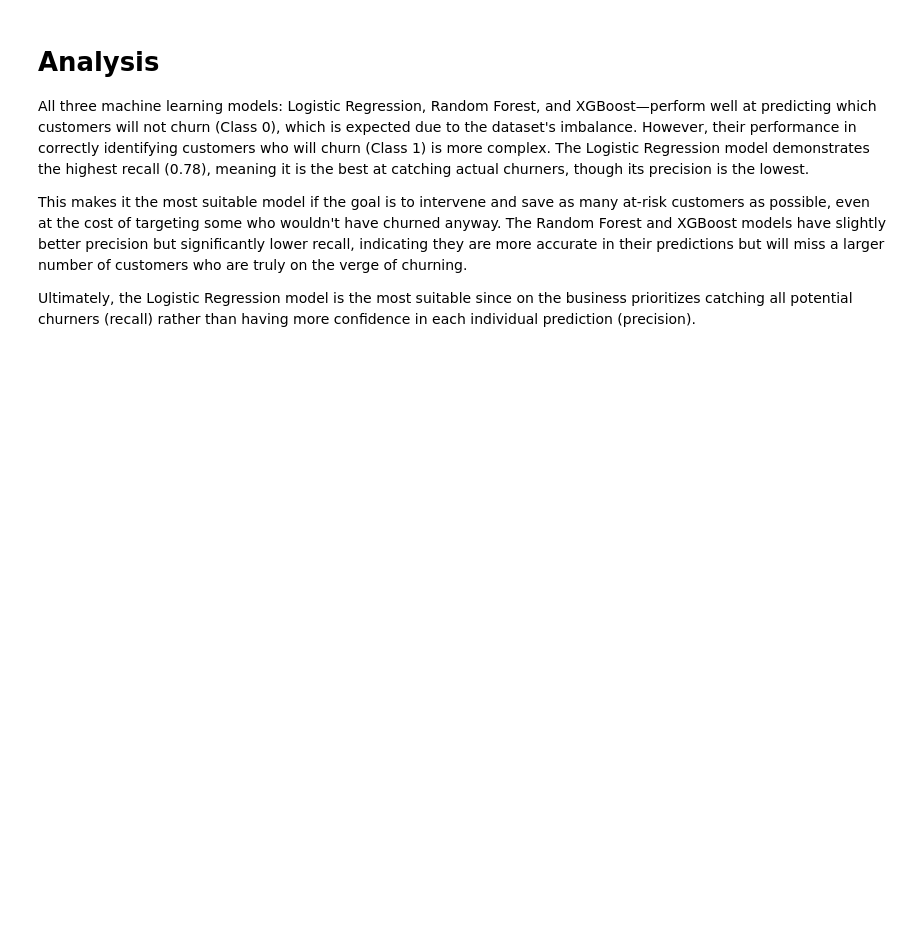
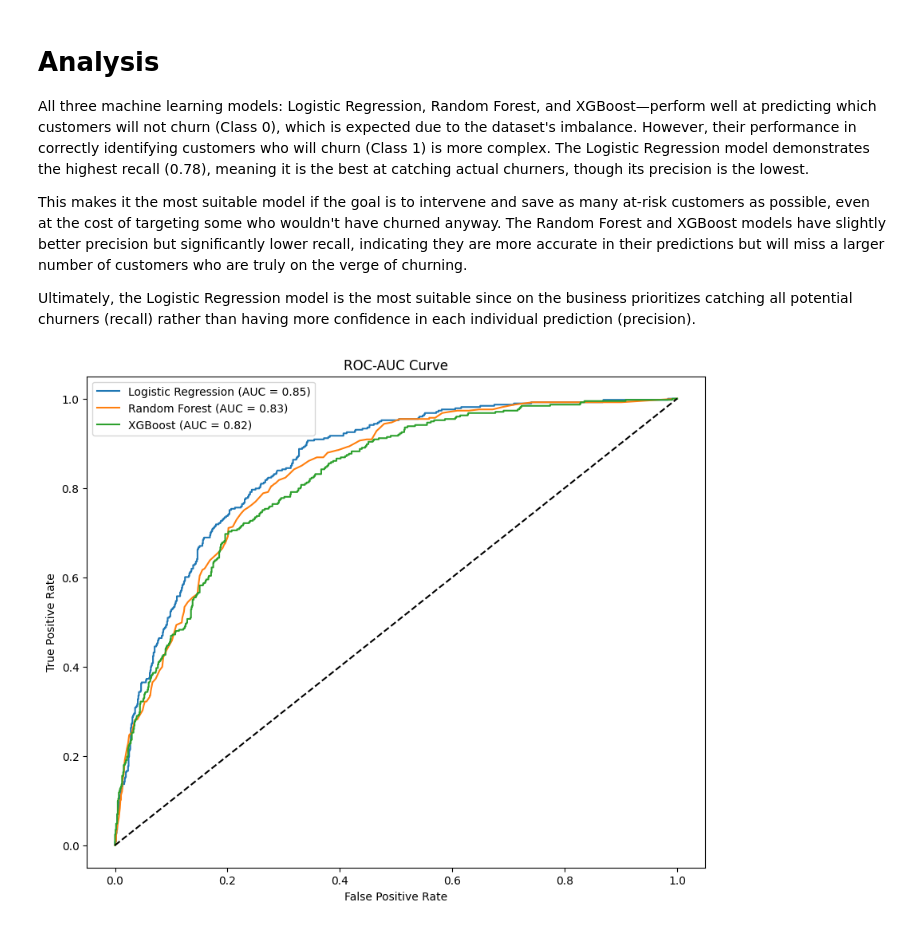
Before and after one commit to Kwasi-Dankwa/teleco-churn-project-ml, a Jupyter notebook: teleco_customer_churn.ipynb, the cells around one changed output. Drawn from its saved outputs; the diff is of its cells as text; code cells hidden in the pictures; blank space fills up the shorter version.

Commit message:
adding roc-auc visual

```diff
--- a/teleco_customer_churn.ipynb
+++ b/teleco_customer_churn.ipynb
@@ -478,3 +478,30 @@ All three machine learning models: Logistic Regression, Random Forest, and XGBoo
 This makes it the most suitable model if the goal is to intervene and save as many at-risk customers as possible, even at the cost of targeting some who wouldn't have churned anyway. The Random Forest and XGBoost models have slightly better precision but significantly lower recall, indicating they are more accurate in their predictions but will miss a larger number of customers who are truly on the verge of churning.
 
  Ultimately, the Logistic Regression model is the most suitable since on the business prioritizes catching all potential churners (recall) rather than having more confidence in each individual prediction (precision).
+# %%
+# visualizing roc-auc curve
+from sklearn.metrics import roc_curve, roc_auc_score
+
+plt.figure(figsize=(10, 8))
+
+for name, model in models.items():
+    # For Logistic Regression, RandomForest, and XGBoost, we need the probability of the positive class
+    if hasattr(model, "predict_proba"):
+        y_pred_proba = model.predict_proba(x_test)[:, 1]
+    else: # Fallback for models that don't have predict_proba
+        y_pred_proba = model.decision_function(x_test)
+        y_pred_proba = (y_pred_proba - y_pred_proba.min()) / (y_pred_proba.max() - y_pred_proba.min())
+
+
+    fpr, tpr, _ = roc_curve(y_test, y_pred_proba)
+    auc = roc_auc_score(y_test, y_pred_proba)
+    plt.plot(fpr, tpr, label=f'{name} (AUC = {auc:.2f})')
+
+plt.plot([0, 1], [0, 1], 'k--')
+plt.xlabel('False Positive Rate')
+plt.ylabel('True Positive Rate')
+plt.title('ROC-AUC Curve')
+plt.legend()
+plt.show()
+# %% [output]
+[figure, added]
```
Also changed, not shown: parts of 2 cells of this notebook.
